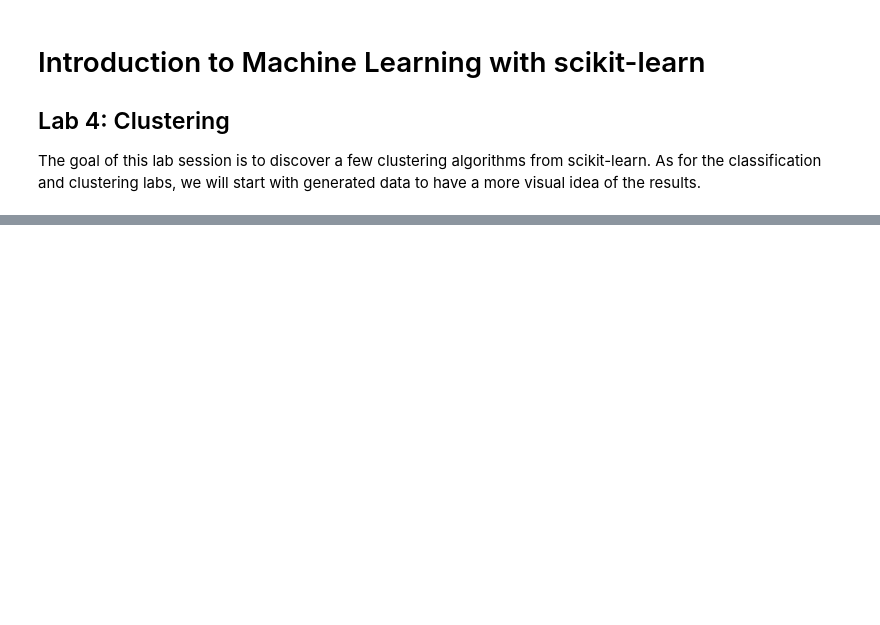
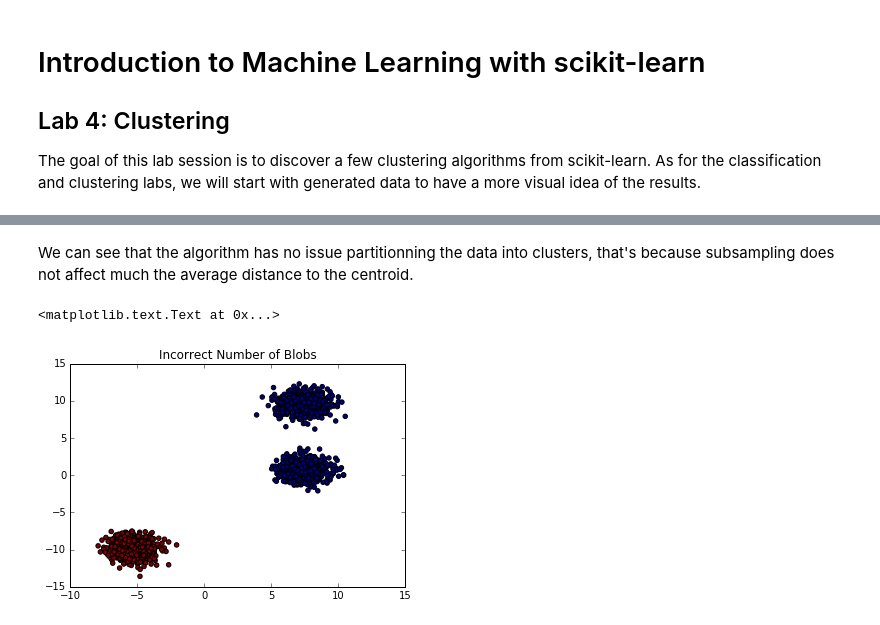
Before and after one commit to azubiolo/lectures, a Jupyter notebook: intro_ml/lab_4/clustering_lab.ipynb, the cells around one changed output, grey strips where cells are left out. Saved outputs shown, nothing was run; the diff lists cells and outputs as text; code cells hidden in the pictures; blank space fills up the shorter version.

```diff
--- a/intro_ml/lab_4/clustering_lab.ipynb
+++ b/intro_ml/lab_4/clustering_lab.ipynb
@@ -91,0 +130,13 @@ plt.title("Unevenly Sized Blobs")
+# %% [markdown]
+We can see that the algorithm has no issue partitionning the data into clusters, that's because subsampling does not affect much the average distance to the centroid.
+# %%
+from sklearn.cluster import AgglomerativeClustering
+
+# Incorrect number of clusters
+y_pred = AgglomerativeClustering().fit_predict(X)
+
+plt.scatter(X[:, 0], X[:, 1], c=y_pred)
+plt.title("Incorrect Number of Blobs")
+# %% [output]
+<matplotlib.text.Text at 0x...>
+[figure, added]
```
Also changed, not shown: parts of 21 cells of this notebook.
